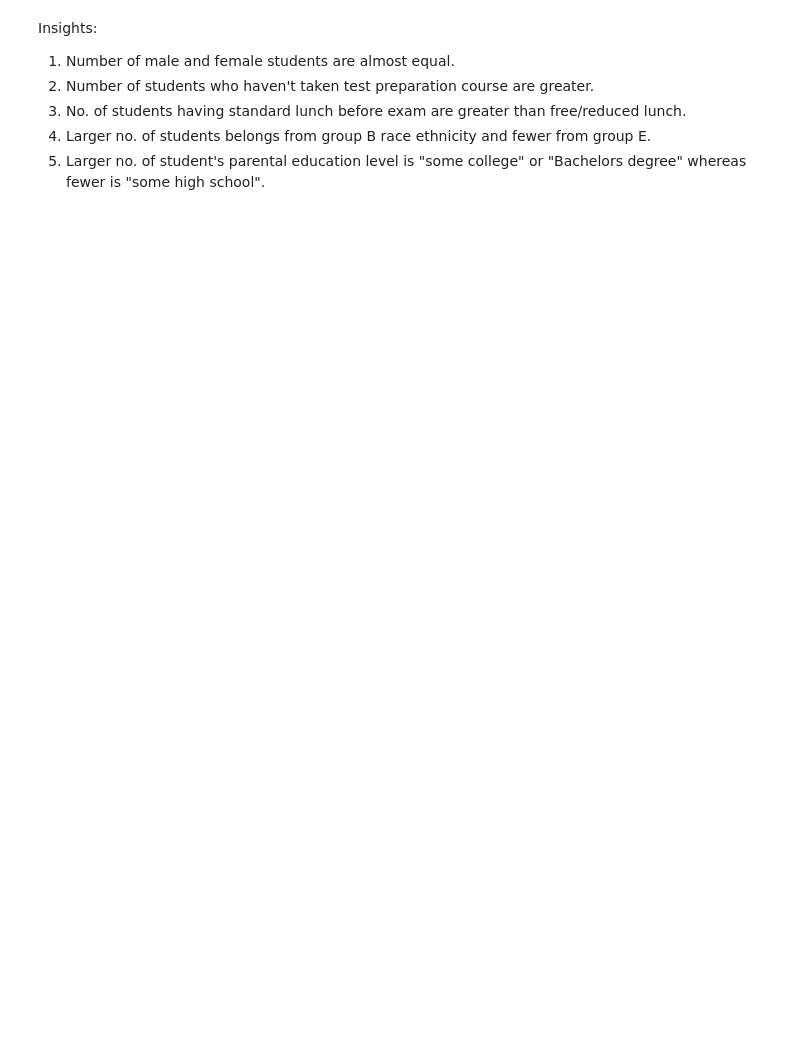
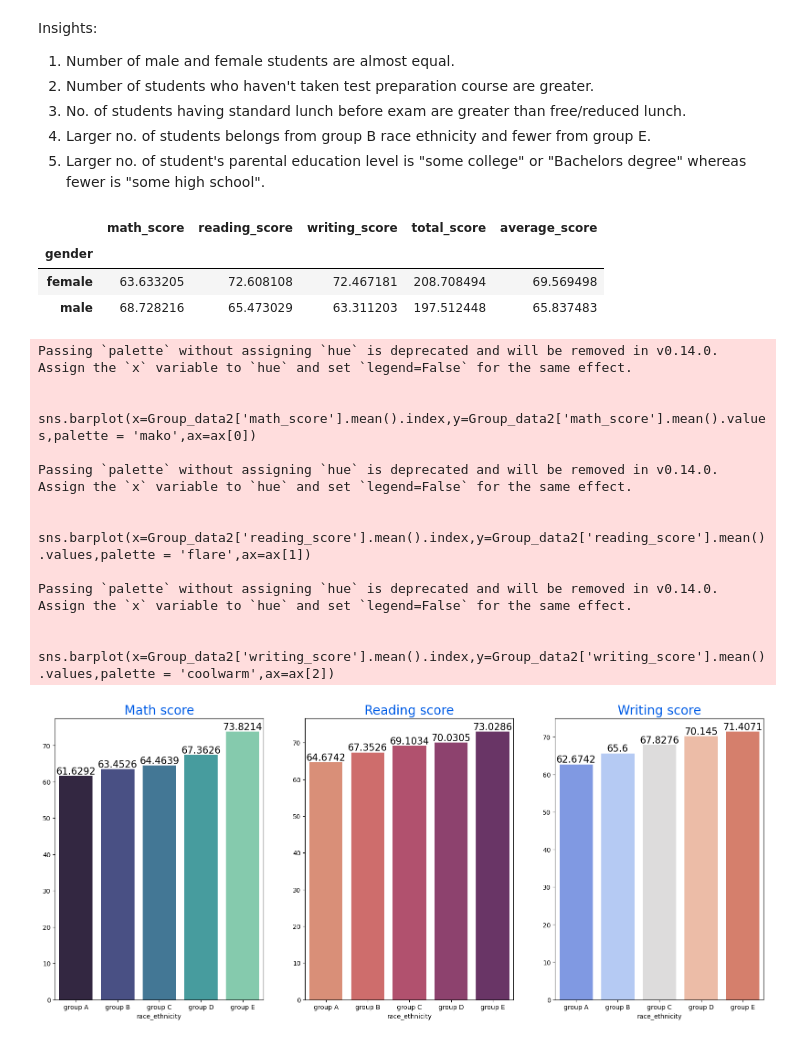
Before and after one commit to Sudeepkasichhwa/student-performance-indicator, a Jupyter notebook: data/EDA.ipynb, the cells around one changed output. Drawn from its saved outputs; the diff is of its cells as text; code cells hidden in the pictures; blank space fills up the shorter version.

```diff
--- a/data/EDA.ipynb
+++ b/data/EDA.ipynb
@@ -334,3 +334,44 @@ Insights:
 3. No. of students having standard lunch before exam are greater than free/reduced lunch.
 4. Larger no. of students belongs from group B race ethnicity and fewer from group E.
 5. Larger no. of student's parental education level is "some college" or "Bachelors degree" whereas fewer is "some high school".
+# %%
+gender_grouped = df.groupby(['gender']).mean(numeric_only=True)
+gender_grouped
+# %% [output]
+|  | math_score | reading_score | writing_score | total_score | average_score |
+| gender |  |  |  |  |  |
+| female | 63.633205 | 72.608108 | 72.467181 | 208.708494 | 69.569498 |
+| male | 68.728216 | 65.473029 | 63.311203 | 197.512448 | 65.837483 |
+# %%
+Group_data2=df.groupby('race_ethnicity')
+f,ax=plt.subplots(1,3,figsize=(20,8))
+sns.barplot(x=Group_data2['math_score'].mean().index,y=Group_data2['math_score'].mean().values,palette = 'mako',ax=ax[0])
+ax[0].set_title('Math score',color='#005ce6',size=20)
+
+for container in ax[0].containers:
+    ax[0].bar_label(container,color='black',size=15)
+
+sns.barplot(x=Group_data2['reading_score'].mean().index,y=Group_data2['reading_score'].mean().values,palette = 'flare',ax=ax[1])
+ax[1].set_title('Reading score',color='#005ce6',size=20)
+
+for container in ax[1].containers:
+    ax[1].bar_label(container,color='black',size=15)
+
+sns.barplot(x=Group_data2['writing_score'].mean().index,y=Group_data2['writing_score'].mean().values,palette = 'coolwarm',ax=ax[2])
+ax[2].set_title('Writing score',color='#005ce6',size=20)
+
+for container in ax[2].containers:
+    ax[2].bar_label(container,color='black',size=15)
+# %% [output]
+Passing `palette` without assigning `hue` is deprecated and will be removed in v0.14.0. Assign the `x` variable to `hue` and set `legend=False` for the same effect.
+
+  sns.barplot(x=Group_data2['math_score'].mean().index,y=Group_data2['math_score'].mean().values,palette = 'mako',ax=ax[0])
+
+Passing `palette` without assigning `hue` is deprecated and will be removed in v0.14.0. Assign the `x` variable to `hue` and set `legend=False` for the same effect.
+
+  sns.barplot(x=Group_data2['reading_score'].mean().index,y=Group_data2['reading_score'].mean().values,palette = 'flare',ax=ax[1])
+
+Passing `palette` without assigning `hue` is deprecated and will be removed in v0.14.0. Assign the `x` variable to `hue` and set `legend=False` for the same effect.
+
+  sns.barplot(x=Group_data2['writing_score'].mean().index,y=Group_data2['writing_score'].mean().values,palette = 'coolwarm',ax=ax[2])
+[figure, added]
```
Also changed, not shown: parts of 1 cell of this notebook, 5 other files.
